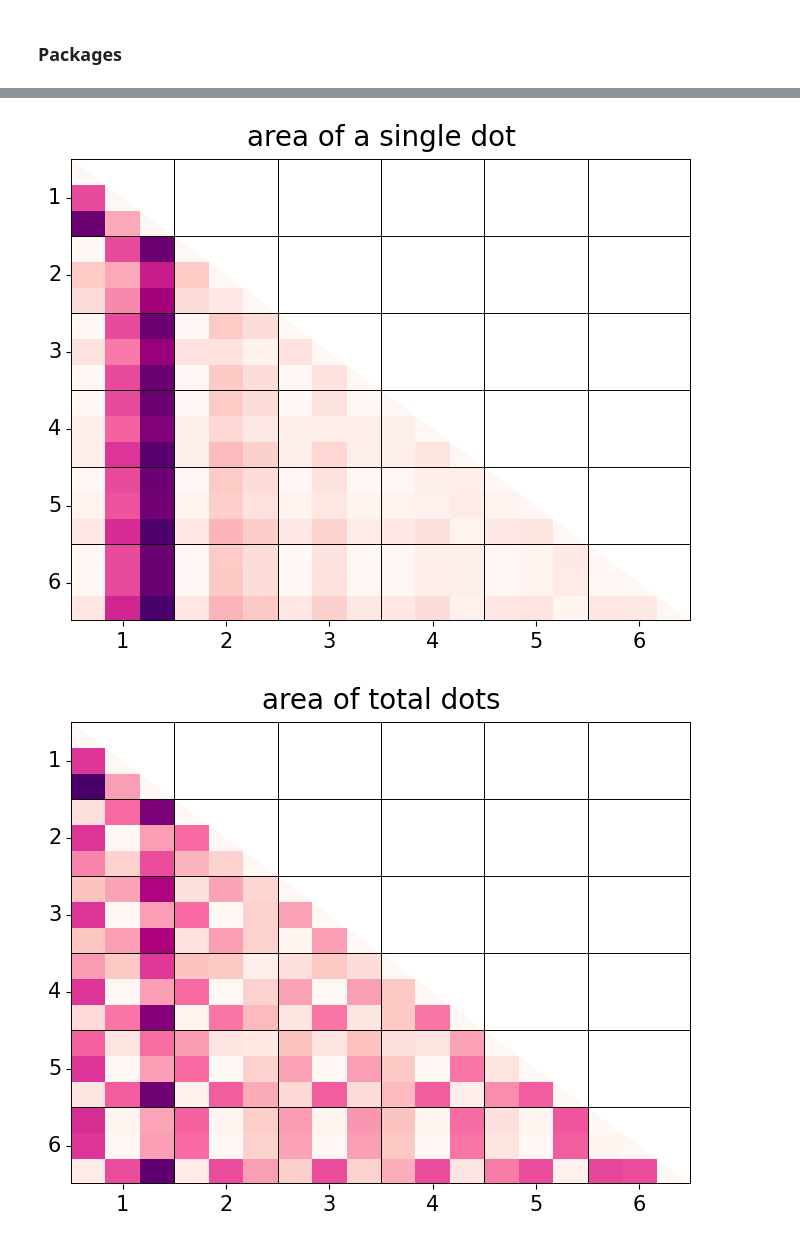
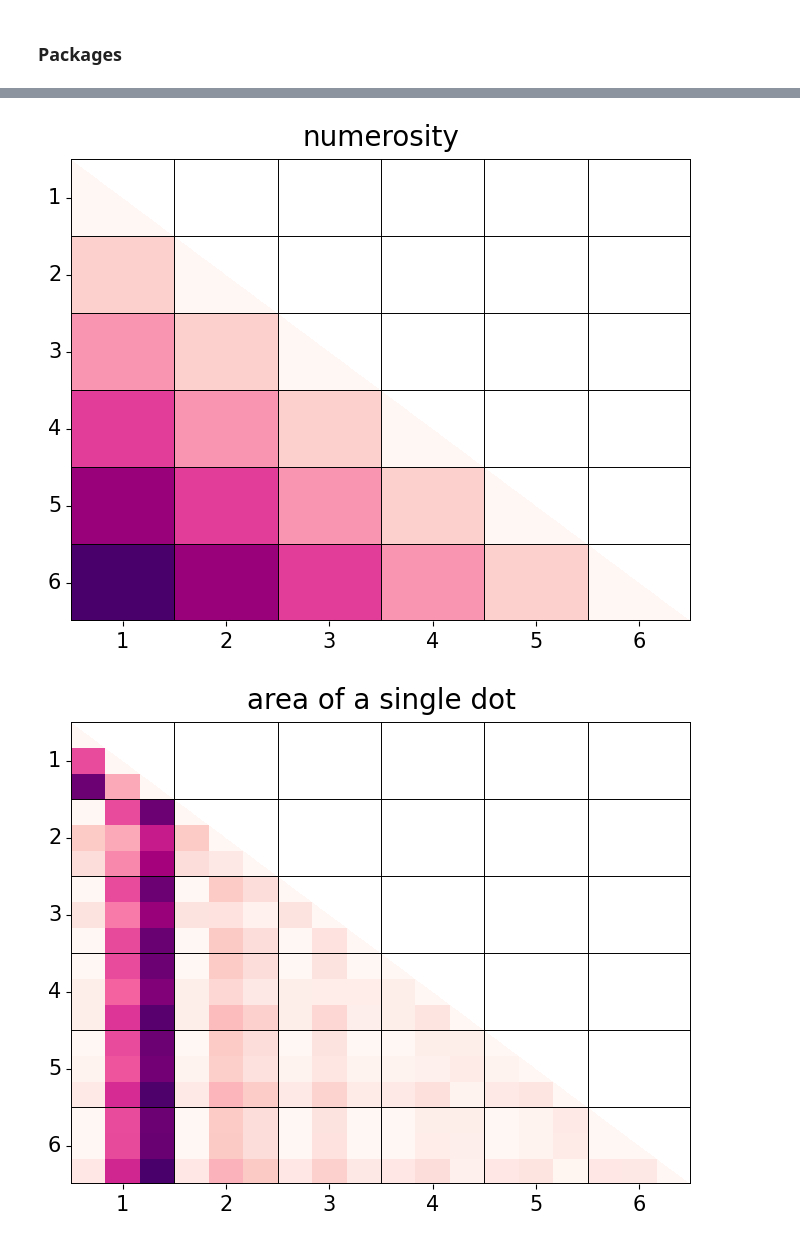
Before and after one commit to KazukiMaruo/2025_MINT, a Jupyter notebook: code/1st-level/1_rdm_generator.ipynb, the cells around one changed output, grey strips where cells are left out. Drawn from its saved outputs; the diff is of its cells as text; code cells hidden in the pictures.

```diff
--- a/code/1st-level/1_rdm_generator.ipynb
+++ b/code/1st-level/1_rdm_generator.ipynb
@@ -11,0 +118,36 @@ import json
+# %%
+RDM_spatialF = 1 - RDM
+
+# ~~~~~~~~~~~~~~~~ Save RDM as a NumPy binary file (.npy)
+rsa_image_dict = os.path.join(cwd, 'RDM')
+rdm_path = os.path.join(rsa_image_dict, 'rdm_spatial_frequency.npy')
+np.save(rdm_path, RDM_spatialF)  # Save as .npy
+
+
+# ~~~~~~~~~~~~~~~~ RDM visualization
+# paramters
+mask = np.triu(np.ones_like(RDM, dtype=bool), k=1)  # Create a mask to show only the lower triangle (or upper triangle if desired), # k=1 means keep the lower triangle, excluding the diagonal
+ticks_positions = np.arange((n/6) /2, n, 210).tolist() # Positions in the heatmap corresponding from 1 to 6
+ticks_labels = list(range(1,7)) # Labels for the ranges
+blackline_positions = np.arange(0, n, 210).tolist()
+
+
+image_name = f'rdm_spatial_frequency.png'
+image_path = os.path.join(rsa_image_dict, image_name)
+
+# plot and save the figure
+plt.figure(figsize=(8, 6))
+sns.heatmap(RDM_spatialF, annot=False, cmap="RdPu", cbar=False, mask=mask)
+plt.xticks(ticks=ticks_positions, labels=ticks_labels, rotation=0, fontsize=15)
+plt.yticks(ticks=ticks_positions, labels=ticks_labels, fontsize=15)
+# Draw horizontal black lines
+for _ in blackline_positions:
+    plt.axhline(_, color='black', linewidth=0.7)
+    plt.axvline(_, color='black', linewidth=0.7)
+plt.axhline(y=1257, color='black', linewidth=0.7)
+plt.axvline(x=1259, color='black', linewidth=0.7)
+
+plt.title('spatial frequency', fontsize=20, pad=10)
+plt.savefig(image_path, format='png', bbox_inches='tight', pad_inches=0.2)
+plt.show()
+# ~~~~~~~~~~~~~~~~ RDM visualization ~~~~~~~~~~~~~~~~
@@ -41,6 +185,7 @@ radius_vector = np.concatenate(radius_vector, axis=0)
 
 # generate 3 vectors using radius info (1. signle dot area, 2. total dot area, 3. total circumference)
 vectors = {
+    'numerosity': num_vector,
     'area of a single dot': np.pi * np.square(radius_vector), # Compute the area for each radius
     'area of total dots' : (np.pi * np.square(radius_vector)) * num_vector,  # Compute the totaldot area for each radius
     'circumference of total dots' : 2 * np.pi * radius_vector  # Compute the totaldot area for each radius
@@ -84,36 +229,37 @@ for vector_name, current_vector in vectors.items():
     blackline_positions = np.arange(0, n, 210).tolist()
 
 
+
     image_name = f'rdm_{vector_name.replace(" ", "_")}.png'
     image_path = os.path.join(rsa_image_dict, image_name)
 
     # plot and save the figure
     plt.figure(figsize=(8, 6))
     sns.heatmap(RDM, annot=False, cmap="RdPu", cbar=False, mask=mask)
     plt.xticks(ticks=ticks_positions, labels=ticks_labels, rotation=0, fontsize=15)
     plt.yticks(ticks=ticks_positions, labels=ticks_labels, fontsize=15)
     # Draw horizontal black lines
     for _ in blackline_positions:
         plt.axhline(_, color='black', linewidth=0.7)
         plt.axvline(_, color='black', linewidth=0.7)
     plt.axhline(y=1257, color='black', linewidth=0.7)
     plt.axvline(x=1259, color='black', linewidth=0.7)
 
     plt.title(vector_name, fontsize=20, pad=10)
     plt.savefig(image_path, format='png', bbox_inches='tight', pad_inches=0.2)
     plt.show()
     # ~~~~~~~~~~~~~~~~ RDM visualization ~~~~~~~~~~~~~~~~
 
 
 # ~~~~~~~~~~~~~~~~ supplement download only color bar
 dummy_data = np.array([[0, 1]])  # Dummy data for cbar
 cbar_image_path = os.path.join(rsa_image_dict, 'colorbar_only.png') # Path to save the color bar
 plt.figure(figsize=(3, 7))  # Create a figure for the color bar
 sns.heatmap(dummy_data, cmap="RdPu", cbar=True, cbar_kws={"shrink": 0.8}, annot=False)
 plt.gca().set_visible(False)  # Hide the axes
 # Save the color bar only
 plt.savefig(cbar_image_path, format='png', bbox_inches='tight', pad_inches=0.2)
 plt.show()
 # %% [output]
-[figure, old version]
+[figure, new version]
-[figure, old version]
+[figure, new version]
```
Also changed, not shown: parts of 8 cells of this notebook, 4 other files.
